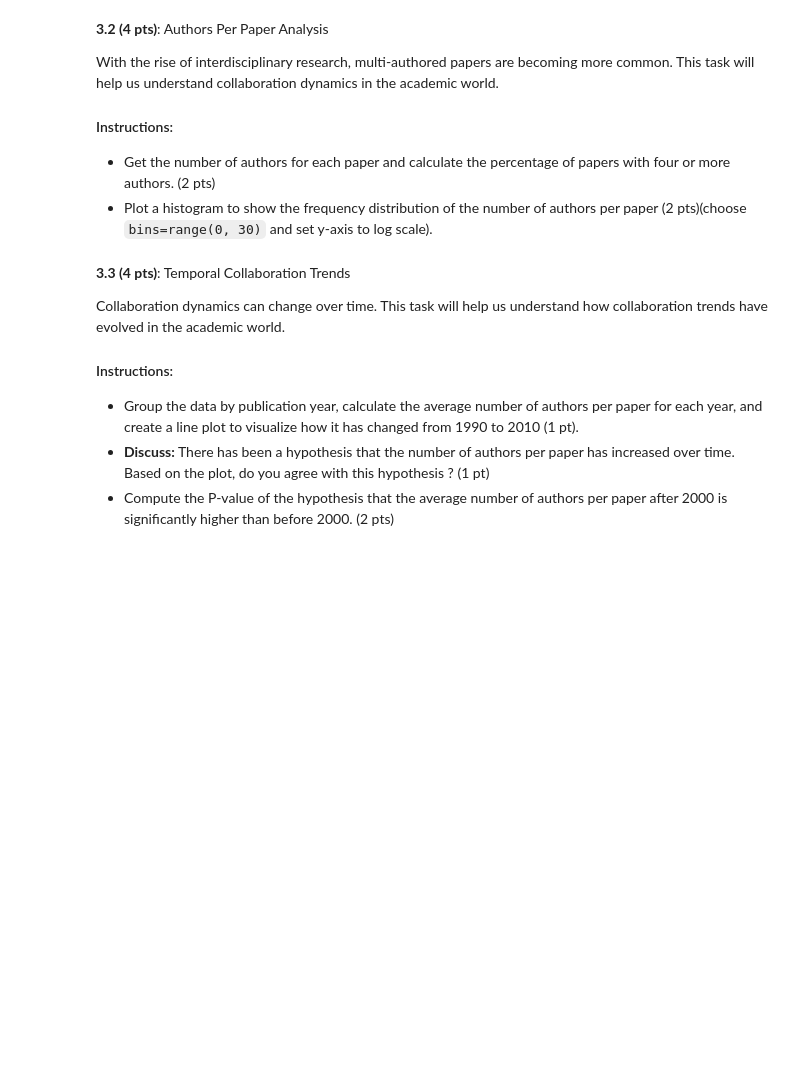
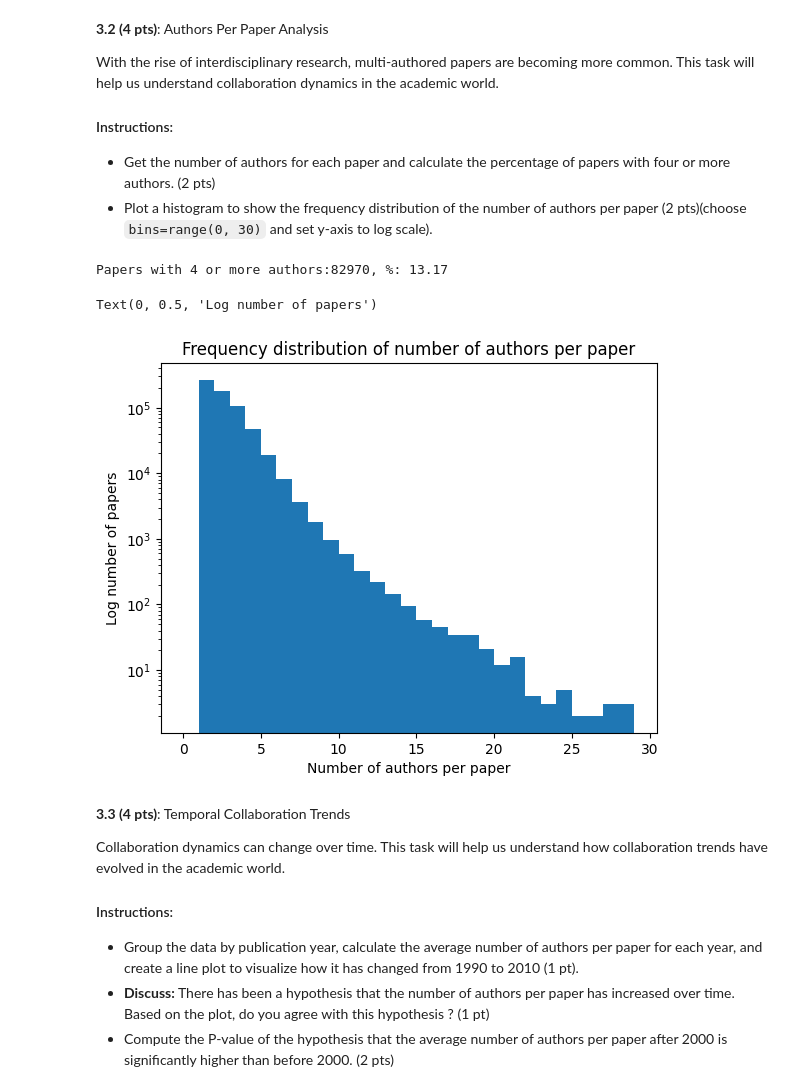
Before and after one commit to sevesoletizia/ADA, a Jupyter notebook: Exam/exam '24/exam SOL LETI.ipynb, the cells around one changed output. Drawn from its saved outputs; the diff is of its cells as text; code cells hidden in the pictures; blank space fills up the shorter version.

```diff
--- a/Exam/exam '24/exam SOL LETI.ipynb
+++ b/Exam/exam '24/exam SOL LETI.ipynb
@@ -526,3 +545,21 @@ With the rise of interdisciplinary research, multi-authored papers are becoming
+# %%
+# (1)
+df["NumAuthors"] = df['authors'].str.len()
+count_pap_more4 = len(df[(df["NumAuthors"] >= 4)]['title'])
+tot_pap = len(df)
+print(f'Papers with 4 or more authors:{count_pap_more4}, %: {round(count_pap_more4/tot_pap *100,2)}')
+
+# (2)
+plt.hist(df["NumAuthors"], bins=range(0,30))
+#plt.xlim(min(df["NumAuthors"]), max(df["NumAuthors"]))
+plt.yscale("log")
+plt.title("Frequency distribution of number of authors per paper")
+plt.xlabel("Number of authors per paper")
+plt.ylabel("Log number of papers")
+# %% [output]
+Papers with 4 or more authors:82970, %: 13.17
+Text(0, 0.5, 'Log number of papers')
+[figure, added]
 # %% [markdown]
 **3.3 (4 pts)**: Temporal Collaboration Trends
 
```
Also changed, not shown: parts of 33 cells of this notebook, 4 other files.
